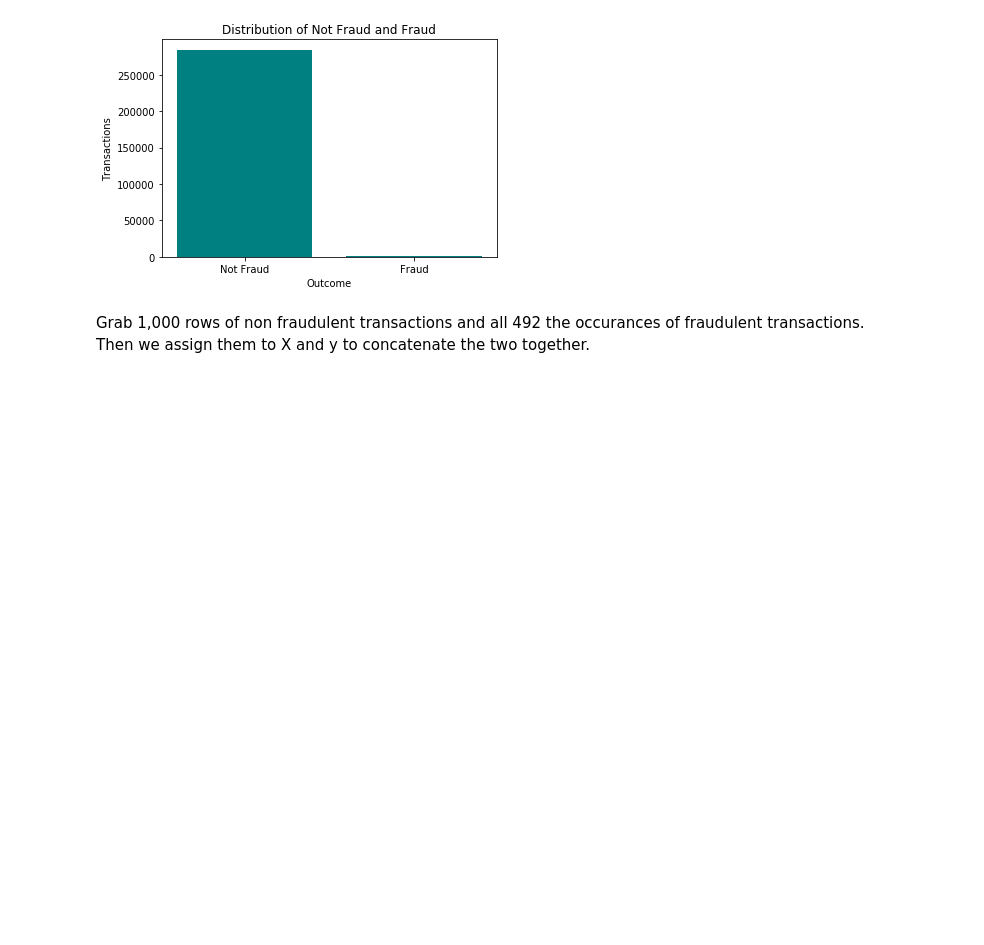
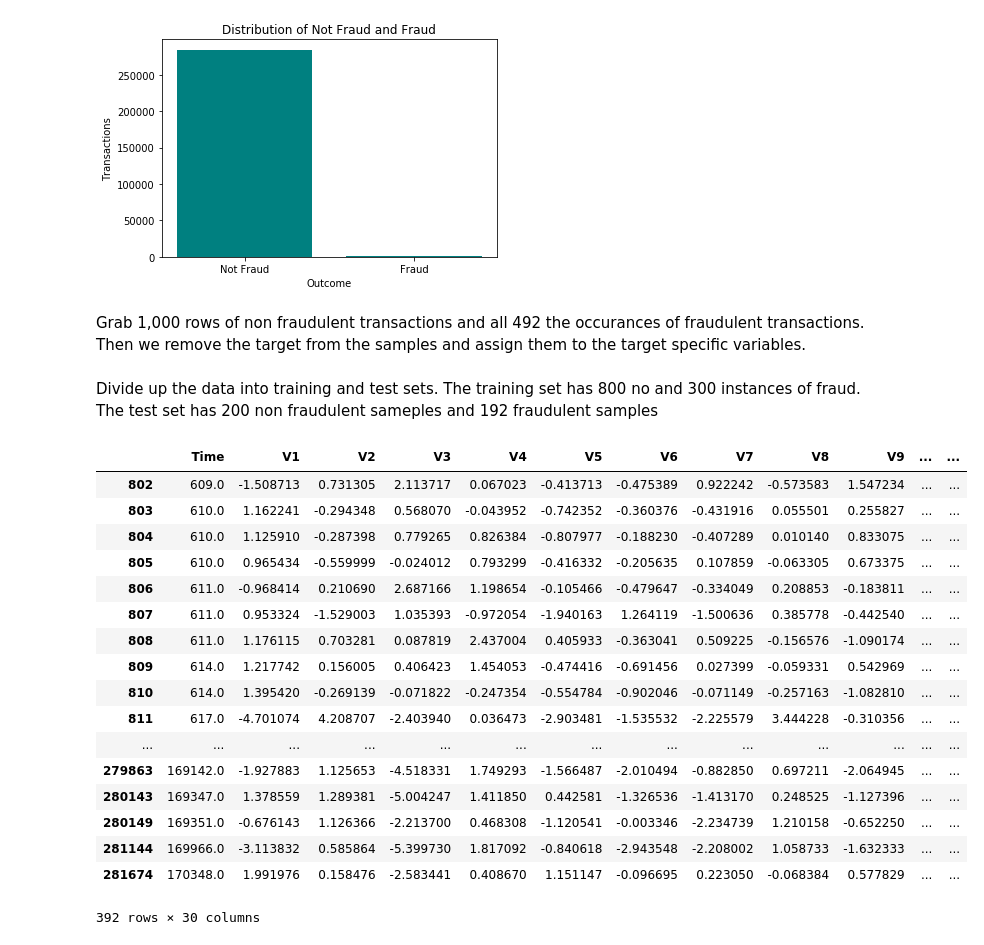
Before and after one commit to kevinbooth/comp740, a Jupyter notebook: project1/credit-card-fraud.ipynb, the cells around one changed output. Drawn from its saved outputs; the diff is of its cells as text; code cells hidden in the pictures; blank space fills up the shorter version.

Commit message:
Create training and test sets for credit card fraud

```diff
--- a/project1/credit-card-fraud.ipynb
+++ b/project1/credit-card-fraud.ipynb
@@ -66,7 +66,7 @@ plt.show()
 # %% [output]
 [figure]
 # %% [markdown]
-Grab 1,000 rows of non fraudulent transactions and all 492 the occurances of fraudulent transactions. Then we assign them to X and y to concatenate the two together.
+Grab 1,000 rows of non fraudulent transactions and all 492 the occurances of fraudulent transactions. Then we remove the target from the samples and assign them to the target specific variables.
 # %%
-not_fraud = data[data.Class == 0][:1000]
-fraud = data[data.Class == 1]
+X_not_fraud, X_fraud = data[data.Class == 0][:1000], data[data.Class == 1]
+y_not_fraud, y_fraud = X_not_fraud.pop('Class'), X_fraud.pop('Class')
@@ -75,0 +73,24 @@ X = not_fraud.append(fraud)
+# %% [markdown]
+Divide up the data into training and test sets. The training set has 800 no and 300 instances of fraud. The test set has 200 non fraudulent sameples and 192 fraudulent samples
+# %%
+X_train, y_train = X_not_fraud[:800].append(X_fraud[:300]), y_not_fraud[:800].append(y_fraud[:300])
+X_test, y_train = X_not_fraud[800:].append(X_fraud[300:]), y_not_fraud[800:].append(y_fraud[300:])
+# %% [output]
+|  | Time | V1 | V2 | V3 | V4 | V5 | V6 | V7 | V8 | V9 | ... | ... |
+| 802 | 609.0 | -1.508713 | 0.731305 | 2.113717 | 0.067023 | -0.413713 | -0.475389 | 0.922242 | -0.573583 | 1.547234 | ... | ... |
+| 803 | 610.0 | 1.162241 | -0.294348 | 0.568070 | -0.043952 | -0.742352 | -0.360376 | -0.431916 | 0.055501 | 0.255827 | ... | ... |
+| 804 | 610.0 | 1.125910 | -0.287398 | 0.779265 | 0.826384 | -0.807977 | -0.188230 | -0.407289 | 0.010140 | 0.833075 | ... | ... |
+| 805 | 610.0 | 0.965434 | -0.559999 | -0.024012 | 0.793299 | -0.416332 | -0.205635 | 0.107859 | -0.063305 | 0.673375 | ... | ... |
+| 806 | 611.0 | -0.968414 | 0.210690 | 2.687166 | 1.198654 | -0.105466 | -0.479647 | -0.334049 | 0.208853 | -0.183811 | ... | ... |
+| 807 | 611.0 | 0.953324 | -1.529003 | 1.035393 | -0.972054 | -1.940163 | 1.264119 | -1.500636 | 0.385778 | -0.442540 | ... | ... |
+| 808 | 611.0 | 1.176115 | 0.703281 | 0.087819 | 2.437004 | 0.405933 | -0.363041 | 0.509225 | -0.156576 | -1.090174 | ... | ... |
+| 809 | 614.0 | 1.217742 | 0.156005 | 0.406423 | 1.454053 | -0.474416 | -0.691456 | 0.027399 | -0.059331 | 0.542969 | ... | ... |
+| 810 | 614.0 | 1.395420 | -0.269139 | -0.071822 | -0.247354 | -0.554784 | -0.902046 | -0.071149 | -0.257163 | -1.082810 | ... | ... |
+| 811 | 617.0 | -4.701074 | 4.208707 | -2.403940 | 0.036473 | -2.903481 | -1.535532 | -2.225579 | 3.444228 | -0.310356 | ... | ... |
+| ... | ... | ... | ... | ... | ... | ... | ... | ... | ... | ... | ... | ... |
+| 279863 | 169142.0 | -1.927883 | 1.125653 | -4.518331 | 1.749293 | -1.566487 | -2.010494 | -0.882850 | 0.697211 | -2.064945 | ... | ... |
+| 280143 | 169347.0 | 1.378559 | 1.289381 | -5.004247 | 1.411850 | 0.442581 | -1.326536 | -1.413170 | 0.248525 | -1.127396 | ... | ... |
+| 280149 | 169351.0 | -0.676143 | 1.126366 | -2.213700 | 0.468308 | -1.120541 | -0.003346 | -2.234739 | 1.210158 | -0.652250 | ... | ... |
+| 281144 | 169966.0 | -3.113832 | 0.585864 | -5.399730 | 1.817092 | -0.840618 | -2.943548 | -2.208002 | 1.058733 | -1.632333 | ... | ... |
+| 281674 | 170348.0 | 1.991976 | 0.158476 | -2.583441 | 0.408670 | 1.151147 | -0.096695 | 0.223050 | -0.068384 | 0.577829 | ... | ... |
+392 rows × 30 columns
```
Also changed, not shown: parts of 1 cell of this notebook.
